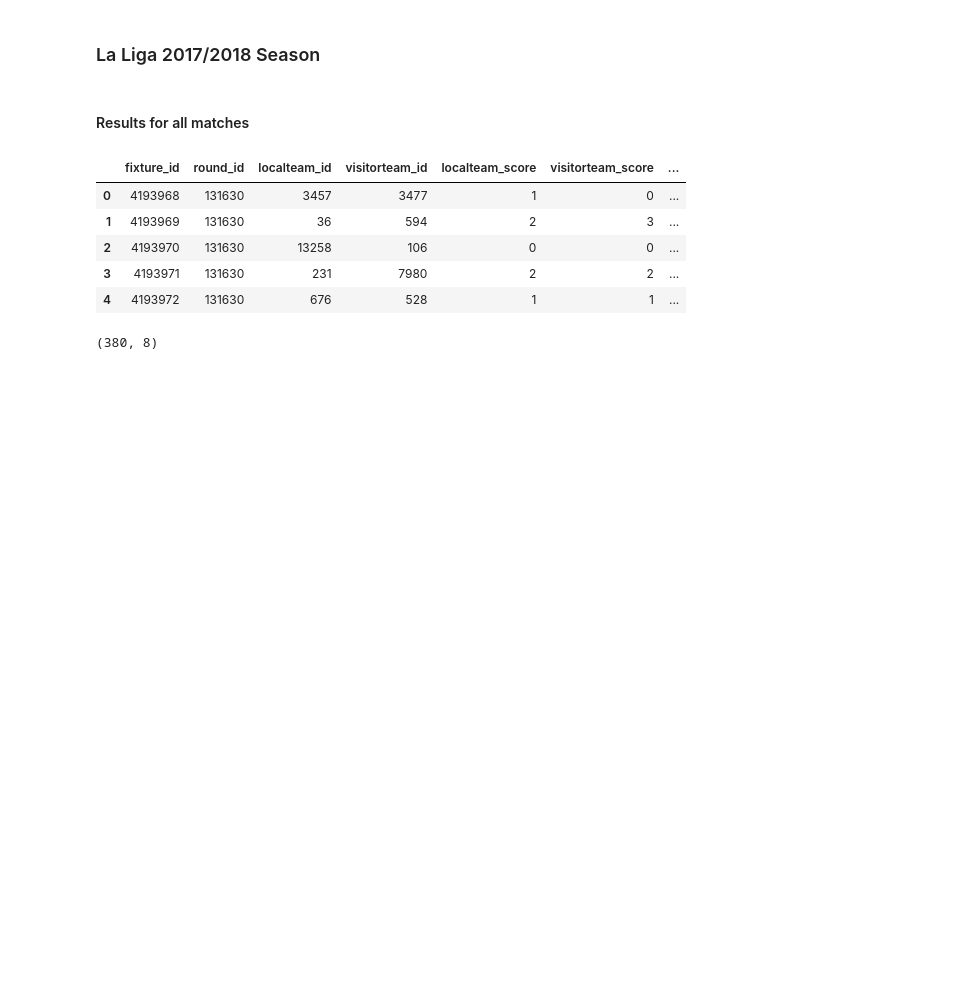
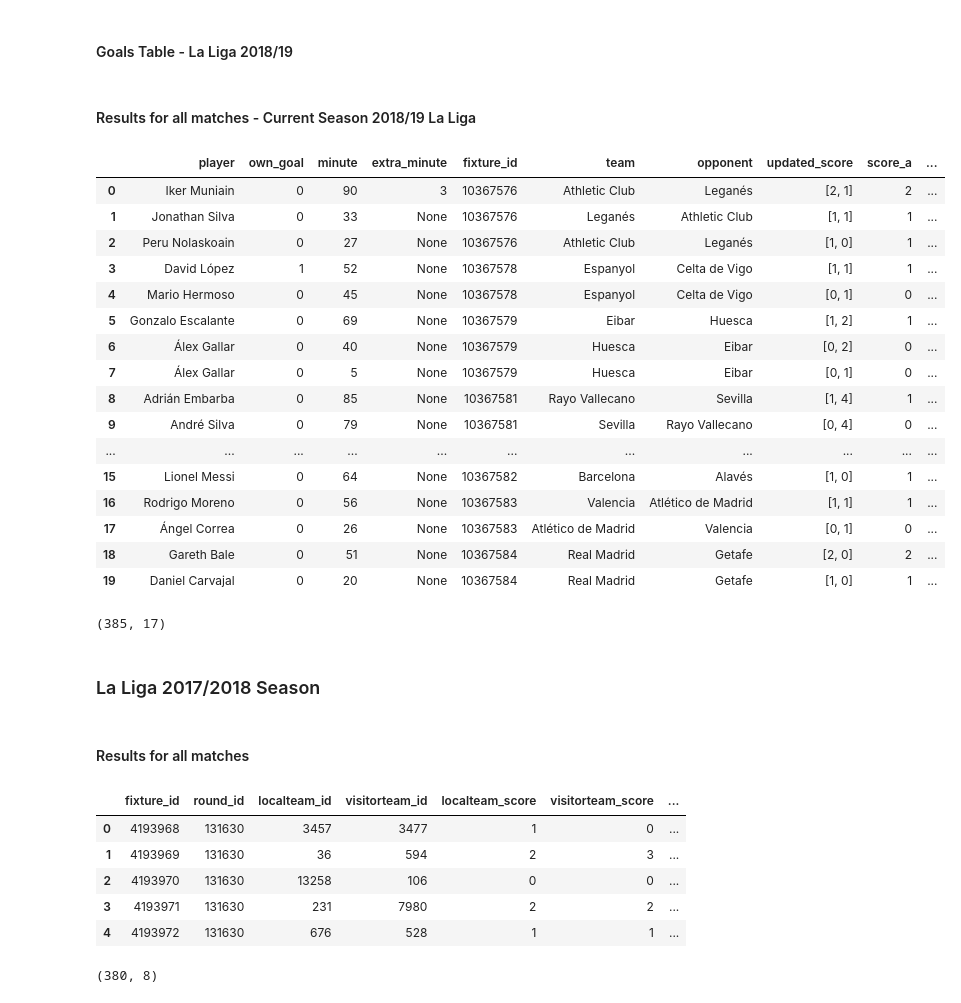
Before and after one commit to carlos-gutier/DS-Project1-Data-Storytelling, a Jupyter notebook: DS_Project1_Data_Storytelling.ipynb, the cells around one changed output. Cells and saved outputs as stored; diff of their text form; code cells hidden in the pictures; blank space fills up the shorter version.

Commit message:
Added current season - 2018-19

```diff
--- a/DS_Project1_Data_Storytelling.ipynb
+++ b/DS_Project1_Data_Storytelling.ipynb
@@ -101,0 +122,2 @@ comments_1
+# %% [markdown]
+#### Goals Table - La Liga 2018/19
@@ -101,0 +225,8 @@ comments_1
+# %%
+goals_lls0 = [goal_player, own_goal, goal_minute, extra_minute, goal_fixture,
+              goal_team, goal_against, goal_score]
+
+df_goals_lls0 = pd.DataFrame(goals_lls0,
+                             index=['player', 'own_goal', 'minute',
+                                    'extra_minute', 'fixture_id', 'team',
+                                    'opponent', 'updated_score']).T
@@ -101,0 +269,53 @@ comments_1
+# %%
+def minute_weight(row):
+    # Max weight = 0.2 (for minute 0 to 45)
+    if row['minute'] <= 45:
+        return (row['minute']*0.2) / 45
+    # Max weight = 0.4 (for minute 46 to 70)
+    elif 46 <= row['minute'] <= 65:
+        return (row['minute']*0.4) / 65
+    elif 66 <= row['minute'] <= 74:
+        return (row['minute']*0.5) / 74
+    # Max weight = 0.6 (for minute 71 to 80)
+    elif 75 <= row['minute'] <= 80:
+        return (row['minute']*0.7) / 80
+    # Max weight = 0.9 (for minute 81 to 90)
+    elif (81 <= row['minute'] <= 90) and row['extra_minute'] == None:
+        return (row['minute']*0.9) / 90
+    # Max weight = 1 (for extra minute 1 to 10)
+    elif 1 <= row['extra_minute'] <= 10:
+        return ((row['extra_minute']+90)*1) / 100
+# %%
+# Applying grades to scoring events
+df_goals_lls0['score_grade'] = df_goals_lls0.apply(event_grade, axis=1)
+
+# Increasing 'score_grade' for ties after previous tie was lost
+df_goals_lls0.loc[df_goals_lls0['tied'] & (df_goals_lls0.groupby('fixture_id')['tied'].shift(-2)), 'score_grade'] = 4.5
+
+# Applying weights according to minute of score
+df_goals_lls0['time_weight'] = df_goals_lls0.apply(minute_weight, axis=1)
+
+# Calculating player's clutch score
+df_goals_lls0['player_clutch_score'] = df_goals_lls0['score_grade'] * df_goals_lls0['time_weight']
+# %% [markdown]
+#### Results for all matches - Current Season 2018/19 La Liga
+# %%
+df_goals_lls0.head(20)
+# %% [output]
+|  | player | own_goal | minute | extra_minute | fixture_id | team | opponent | updated_score | score_a | ... |
+| 0 | Iker Muniain | 0 | 90 | 3 | 10367576 | Athletic Club | Leganés | [2, 1] | 2 | ... |
+| 1 | Jonathan Silva | 0 | 33 | None | 10367576 | Leganés | Athletic Club | [1, 1] | 1 | ... |
+| 2 | Peru Nolaskoain | 0 | 27 | None | 10367576 | Athletic Club | Leganés | [1, 0] | 1 | ... |
+| 3 | David López | 1 | 52 | None | 10367578 | Espanyol | Celta de Vigo | [1, 1] | 1 | ... |
+| 4 | Mario Hermoso | 0 | 45 | None | 10367578 | Espanyol | Celta de Vigo | [0, 1] | 0 | ... |
+| 5 | Gonzalo Escalante | 0 | 69 | None | 10367579 | Eibar | Huesca | [1, 2] | 1 | ... |
+| 6 | Álex Gallar | 0 | 40 | None | 10367579 | Huesca | Eibar | [0, 2] | 0 | ... |
+| 7 | Álex Gallar | 0 | 5 | None | 10367579 | Huesca | Eibar | [0, 1] | 0 | ... |
+| 8 | Adrián Embarba | 0 | 85 | None | 10367581 | Rayo Vallecano | Sevilla | [1, 4] | 1 | ... |
+| 9 | André Silva | 0 | 79 | None | 10367581 | Sevilla | Rayo Vallecano | [0, 4] | 0 | ... |
+| ... | ... | ... | ... | ... | ... | ... | ... | ... | ... | ... |
+| 15 | Lionel Messi | 0 | 64 | None | 10367582 | Barcelona | Alavés | [1, 0] | 1 | ... |
+| 16 | Rodrigo Moreno | 0 | 56 | None | 10367583 | Valencia | Atlético de Madrid | [1, 1] | 1 | ... |
+| 17 | Ángel Correa | 0 | 26 | None | 10367583 | Atlético de Madrid | Valencia | [0, 1] | 0 | ... |
+| 18 | Gareth Bale | 0 | 51 | None | 10367584 | Real Madrid | Getafe | [2, 0] | 2 | ... |
+| 19 | Daniel Carvajal | 0 | 20 | None | 10367584 | Real Madrid | Getafe | [1, 0] | 1 | ... |
@@ -102,3 +324,7 @@ comments_1
+# %%
+df_goals_lls0.shape
+# %% [output]
+(385, 17)
 # %% [markdown]
 ### La Liga 2017/2018 Season
 # %% [markdown]
```
Also changed, not shown: parts of 8 cells of this notebook.
